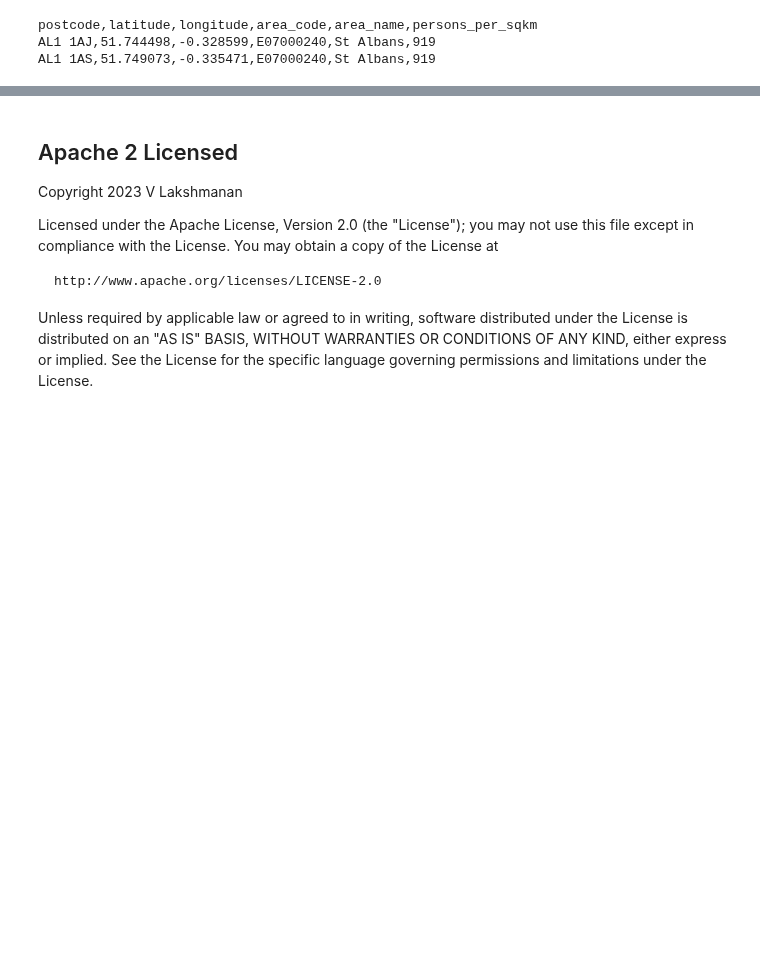
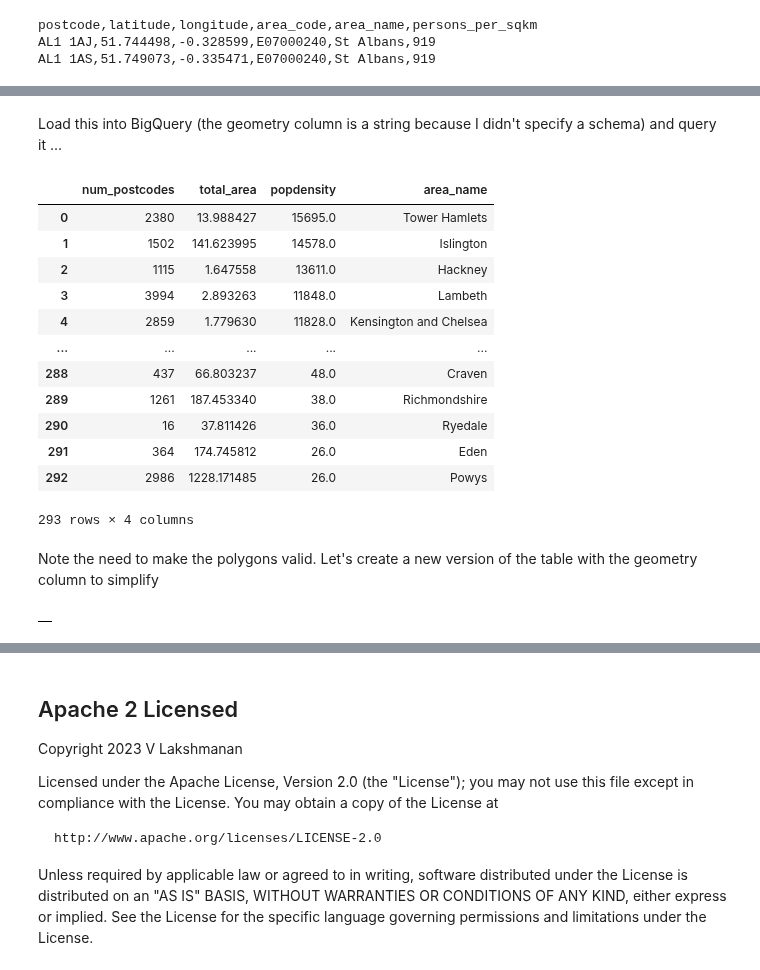
Before and after one commit to lakshmanok/lakblogs, a Jupyter notebook: uk_postcode/uk_postcodes.ipynb, the cells around one changed output, grey strips where cells are left out. Cells and saved outputs as stored; diff of their text form; code cells hidden in the pictures; blank space fills up the shorter version.

```diff
--- a/uk_postcode/uk_postcodes.ipynb
+++ b/uk_postcode/uk_postcodes.ipynb
@@ -343,0 +477,41 @@ AL1 1AS,51.749073,-0.335471,E07000240,St Albans,919
+# %% [markdown]
+Load this into BigQuery (the geometry column is a string because I didn't specify a schema) and query it ...
+# %%
+%%bigquery
+SELECT
+  COUNT(*) AS num_postcodes,
+  SUM(ST_AREA(SAFE.ST_GEOGFROMTEXT(geometry, make_valid=>TRUE)))/10e6 AS total_area,
+  AVG(persons_per_sqkm) AS popdensity,
+  area_name
+ FROM uk_public_data.postcode_popgeo
+ GROUP BY area_name
+ ORDER BY popdensity DESC
+# %% [output]
+|  | num_postcodes | total_area | popdensity | area_name |
+| 0 | 2380 | 13.988427 | 15695.0 | Tower Hamlets |
+| 1 | 1502 | 141.623995 | 14578.0 | Islington |
+| 2 | 1115 | 1.647558 | 13611.0 | Hackney |
+| 3 | 3994 | 2.893263 | 11848.0 | Lambeth |
+| 4 | 2859 | 1.779630 | 11828.0 | Kensington and Chelsea |
+| ... | ... | ... | ... | ... |
+| 288 | 437 | 66.803237 | 48.0 | Craven |
+| 289 | 1261 | 187.453340 | 38.0 | Richmondshire |
+| 290 | 16 | 37.811426 | 36.0 | Ryedale |
+| 291 | 364 | 174.745812 | 26.0 | Eden |
+| 292 | 2986 | 1228.171485 | 26.0 | Powys |
+293 rows × 4 columns
+# %% [markdown]
+Note the need to make the polygons valid.
+Let's create a new version of the table with the geometry column to simplify
+# %%
+%%bigquery
+CREATE OR REPLACE TABLE uk_public_data.postcode_popgeo2
+CLUSTER BY postcode
+AS
+
+SELECT
+  * EXCEPT(geometry),
+  SAFE.ST_GEOGFROMTEXT(geometry, make_valid=>TRUE) AS geometry,
+FROM uk_public_data.postcode_popgeo
+# %% [output]
+|  |
```
Also changed, not shown: parts of 26 cells of this notebook, 1 other file.
